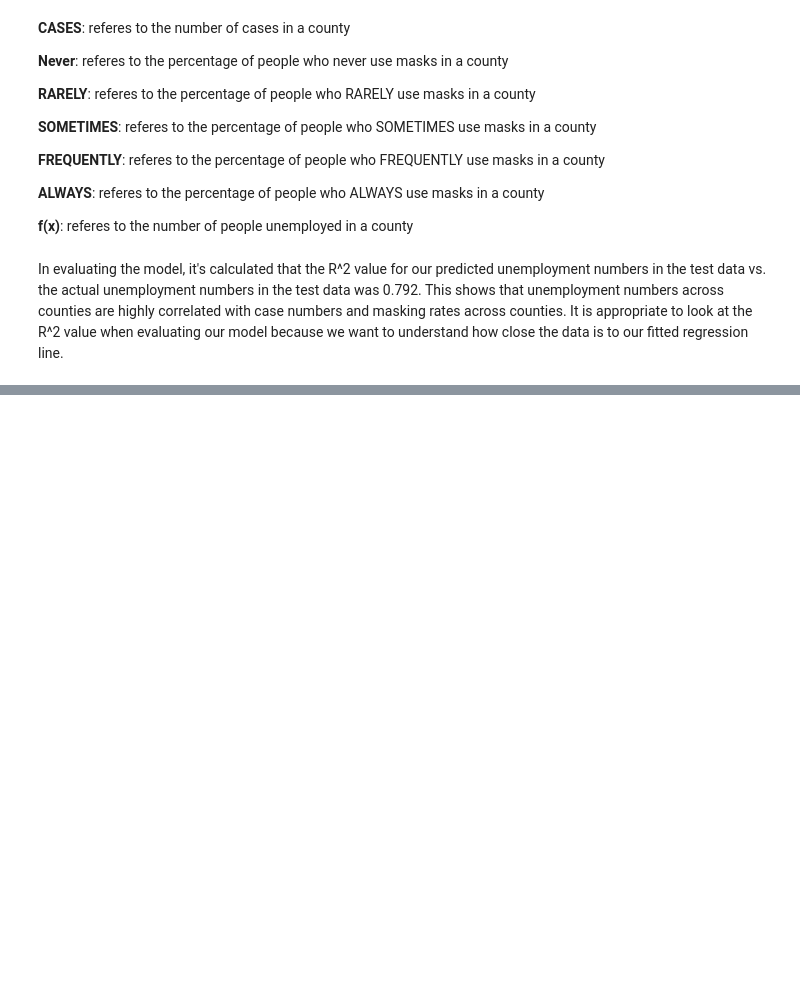
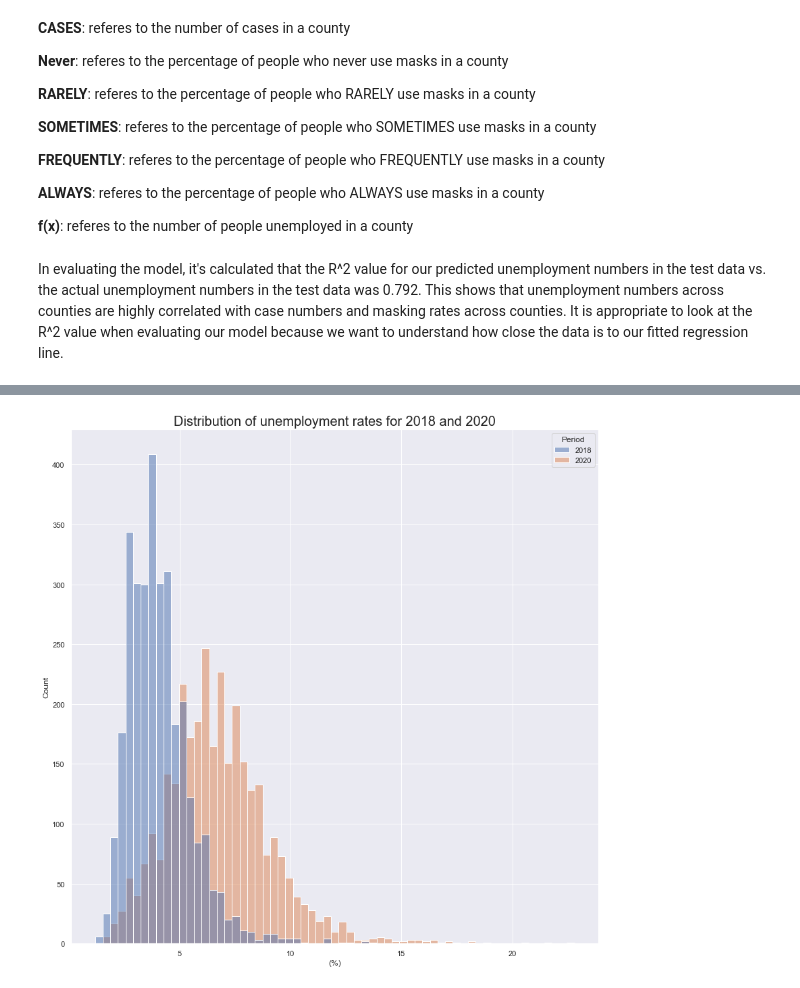
Before and after one commit to Otm639e/Unemployment_rates_covid, a Jupyter notebook: unemployment_rates.ipynb, the cells around one changed output, grey strips where cells are left out. Drawn from its saved outputs; the diff is of its cells as text; code cells hidden in the pictures; blank space fills up the shorter version.

```diff
--- a/unemployment_rates.ipynb
+++ b/unemployment_rates.ipynb
@@ -485,0 +695,12 @@ In evaluating the model, it's calculated that the R^2 value for our predicted un
+# %%
+# uploading unemployment data before covid (2020)
+# data can be found under 'county data' in: https://www.bls.gov/lau/
+
+# header_list = ['LAUS Code','state code','county code','County Name/State Abbreviation','Period', 'nan','Force','Employed','Unemployed','(%)']
+# file_2020 = pd.read_csv('data/laucnty20.csv', dtype = {'state code':'str', 'county code':'str'}).reset_index()
+# file_2020.to_csv('data/laucnty20.csv', header=header_list, index=False)
+
+unemployment_rate_2020 = pd.read_csv('data/laucnty20.csv').iloc[1:,:]
+unemployment_rate_2020['FIPS'] = unemployment_rate_2020['state code'] + unemployment_rate_2020['county code']
+unemployment_rate_2020 = unemployment_rate_2020[['County Name/State Abbreviation', 'Period', 'Force', 'Employed', 'Unemployed', '(%)', 'FIPS']]
+unemployment_rate_2020
@@ -485,0 +747,7 @@ In evaluating the model, it's calculated that the R^2 value for our predicted un
+# %%
+unemployment_rate_2020 = unemployment_rate_2020.replace({'N.A.':np.float('nan')}).dropna()
+county_list_available = unemployment_rate_2020['FIPS']
+unemployment_rate_2018 = unemployment_rate_2018[unemployment_rate_2018['FIPS'].isin(county_list_available)]
+
+unemployment_rate_2018 = unemployment_rate_2018.reset_index().drop('index', axis=1)
+unemployment_rate_2020 = unemployment_rate_2020.reset_index().drop('index', axis=1)
@@ -485,0 +799,3 @@ In evaluating the model, it's calculated that the R^2 value for our predicted un
+# %%
+unemployment_rate_2018 = unemployment_rate_2018.astype({'(%)':float})
+unemployment_rate_2020 = unemployment_rate_2020.astype({'(%)':float})
@@ -485,0 +806,3 @@ In evaluating the model, it's calculated that the R^2 value for our predicted un
+# %%
+unemployment_rate_AB = unemployment_rate_2018.append(unemployment_rate_2020).reset_index().drop('index', axis=1)
+unemployment_rate_AB
@@ -485,0 +823,6 @@ In evaluating the model, it's calculated that the R^2 value for our predicted un
+# %%
+sns.set(rc = {'figure.figsize':(14,14)})
+plt.title('Distribution of unemployment rates for 2018 and 2020', fontdict={'fontsize':20})
+sns.histplot(data=unemployment_rate_AB, x='(%)', hue='Period');
+# %% [output]
+[figure, added]
```
Also changed, not shown: parts of 37 cells of this notebook.
